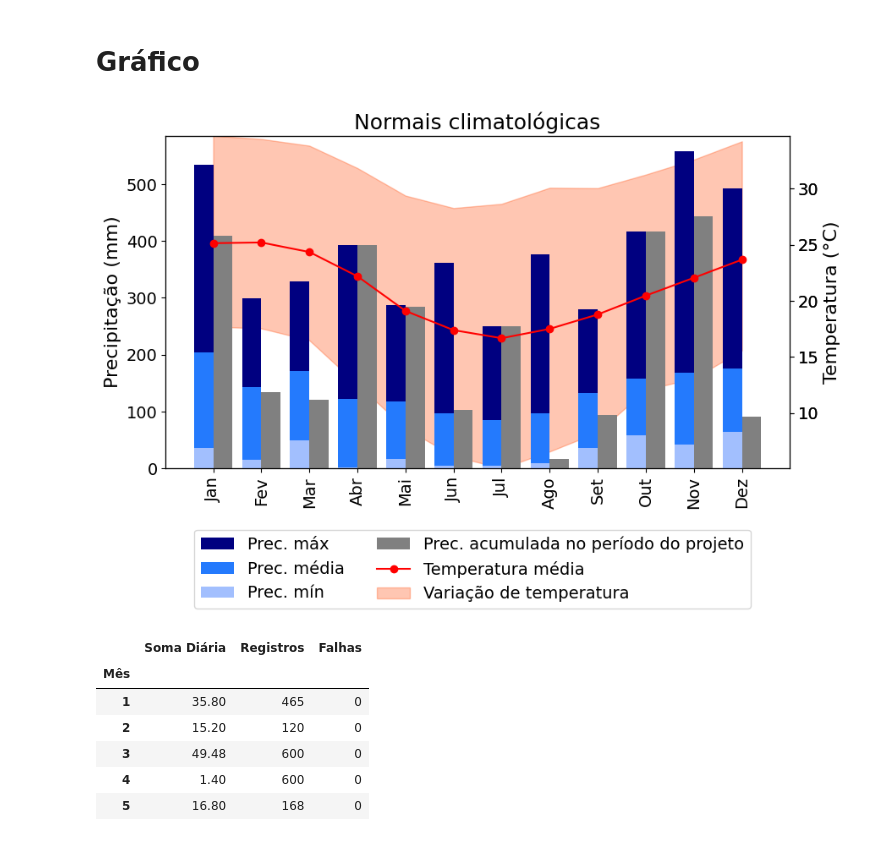
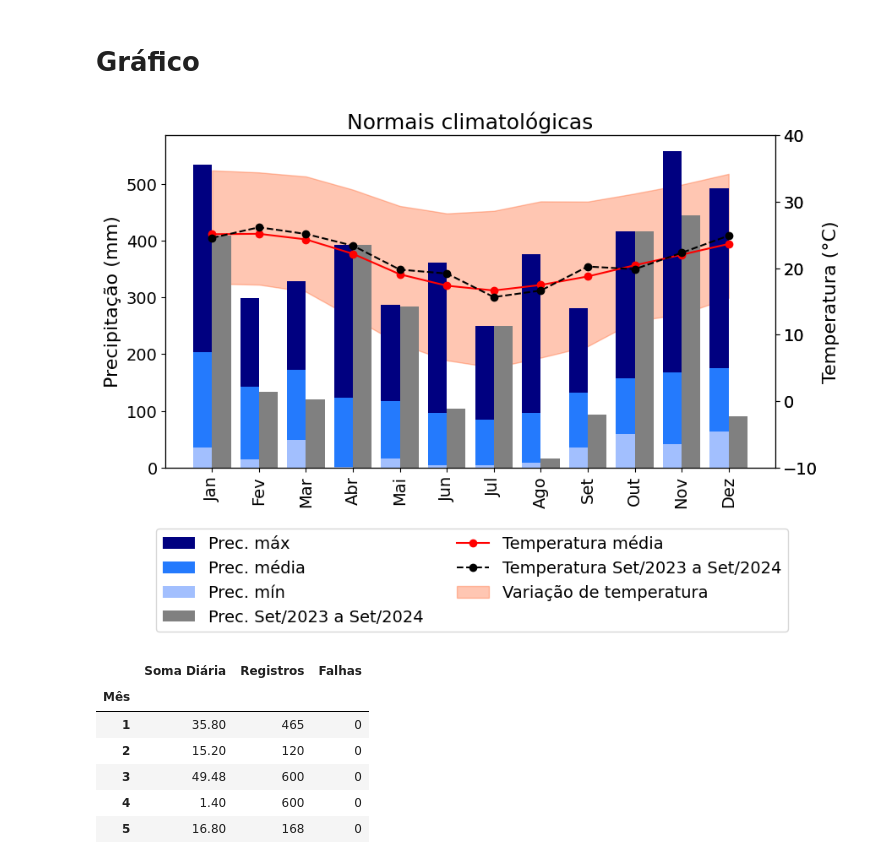
Before and after one commit to vitoria20241/LAUTEC, a Jupyter notebook: Notebooks/Normal_climatologica.ipynb, the cells around one changed output. Drawn from its saved outputs; the diff is of its cells as text; code cells hidden in the pictures.

```diff
--- a/Notebooks/Normal_climatologica.ipynb
+++ b/Notebooks/Normal_climatologica.ipynb
@@ -166,6 +166,12 @@ temp, = ax2.plot(x,
                  marker='o',
                  color='red',
                  label='Temperatura média')
+temp, = ax2.plot(x,
+                 temp_med_proj['Média Mensal'],
+                 marker='o',
+                 linestyle='--',
+                 color='black',
+                 label='Temperatura Set/2023 a Set/2024')
 
 ax1.bar(x - largura/2,
         prec_max['Soma Diária'],
@@ -186,37 +192,39 @@ ax1.bar(x - largura/2,
 ax1.bar(x + largura/2,
         prec_med_proj['Soma Diária'],
         width = largura,
         color='gray',
-        label='Prec. acumulada no período do projeto')
+        label='Prec. Set/2023 a Set/2024')
 
 ax1.set_zorder(2)
 ax2.set_zorder(3)
 ax3.set_zorder(1)
 ax1.patch.set_visible(False)  # prevents ax1 from hiding ax2
 
 ax1.set_xticks(x)  # Define as posições dos ticks
 ax1.set_xticklabels(rotulos, rotation=90)
 
-ax2.set_ylim(temp_min['Mínimo Mensal'].min(), temp_max['Máximo Mensal'].max())
-ax3.set_ylim(temp_min['Mínimo Mensal'].min(), temp_max['Máximo Mensal'].max())
+#ax2.set_ylim(temp_min['Mínimo Mensal'].min(), temp_max['Máximo Mensal'].max())
+#ax3.set_ylim(temp_min['Mínimo Mensal'].min(), temp_max['Máximo Mensal'].max())
+ax2.set_ylim(-10, 40)
+ax3.set_ylim(-10, 40)
 
 ax1.set_ylabel('Precipitação (mm)', fontsize=16)
 ax2.set_ylabel('Temperatura (°C)', fontsize=16)
 plt.title('Normais climatológicas', fontsize=18)
 
 plt.rcParams['xtick.labelsize'] = 14
 plt.rcParams['ytick.labelsize'] = 14
 
 fig.legend(loc='upper center',
            bbox_to_anchor=(0.5, 0),
            ncol=2,
            fontsize=14)
 
 fig.tight_layout()
 plt.savefig("C:\\ENS\\LAUTEC\\Outputs\\normais_climatologicas.png",
             bbox_inches='tight')
 # %% [output]
-[figure, old version]
+[figure, new version]
 # %%
 prec_min
 # %% [output]
```
